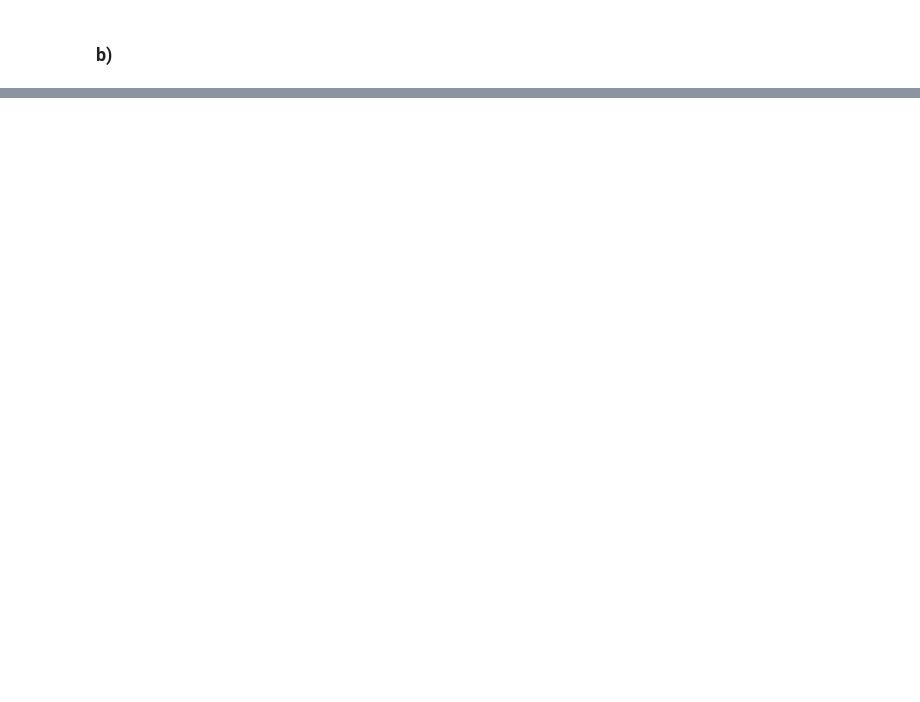
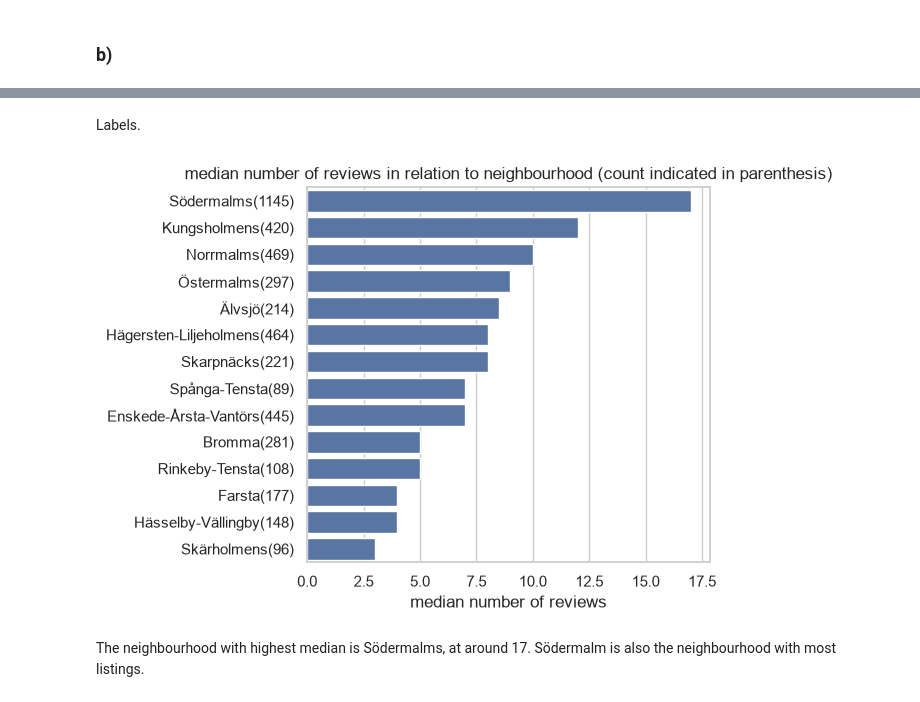
Before and after one commit to hotelFabie/LabComposition, a Jupyter notebook: Analysis & Visualization/Lab 7/lab7.ipynb, the cells around one changed output, grey strips where cells are left out. Cells and saved outputs as stored; diff of their text form; code cells hidden in the pictures; blank space fills up the shorter version.

Commit message:
data analysis lab 7 part 1 task 5.

```diff
--- a/Analysis & Visualization/Lab 7/lab7.ipynb
+++ b/Analysis & Visualization/Lab 7/lab7.ipynb
@@ -198,0 +201,26 @@ plt.show()
+# %%
+neigh_review = (
+    listings.groupby('neighbourhood_cleansed')['number_of_reviews']
+    .agg(['median', 'count'])
+    .sort_values('median', ascending=False)
+    .reset_index()
+)
+# %% [markdown]
+Labels.
+# %%
+neigh_review['label'] = neigh_review['neighbourhood_cleansed'] + '(' + neigh_review['count'].astype(str) + ')'
+# %%
+fig, ax = plt.subplots()
+
+sns.barplot(data=neigh_review, x='median', y='label', ax=ax)
+
+ax.set_title('median number of reviews in relation to neighbourhood (count indicated in parenthesis)')
+ax.set_xlabel('median number of reviews')
+ax.set_ylabel('')
+
+plt.tight_layout()
+plt.show()
+# %% [output]
+[figure, added]
+# %% [markdown]
+The neighbourhood with highest median is Södermalms, at around 17. Södermalm is also the neighbourhood with most listings.
```
Also changed, not shown: parts of 3 cells of this notebook.
